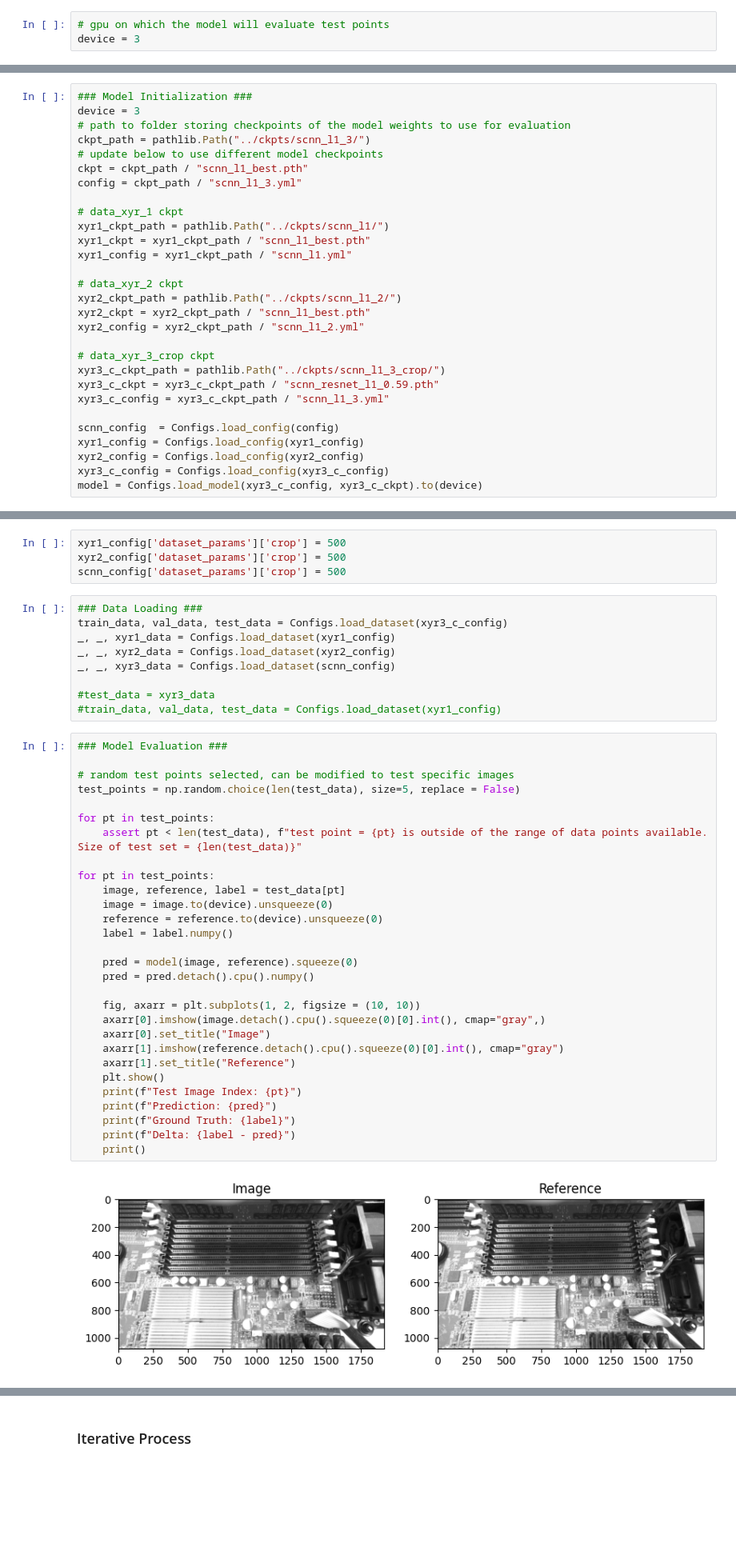
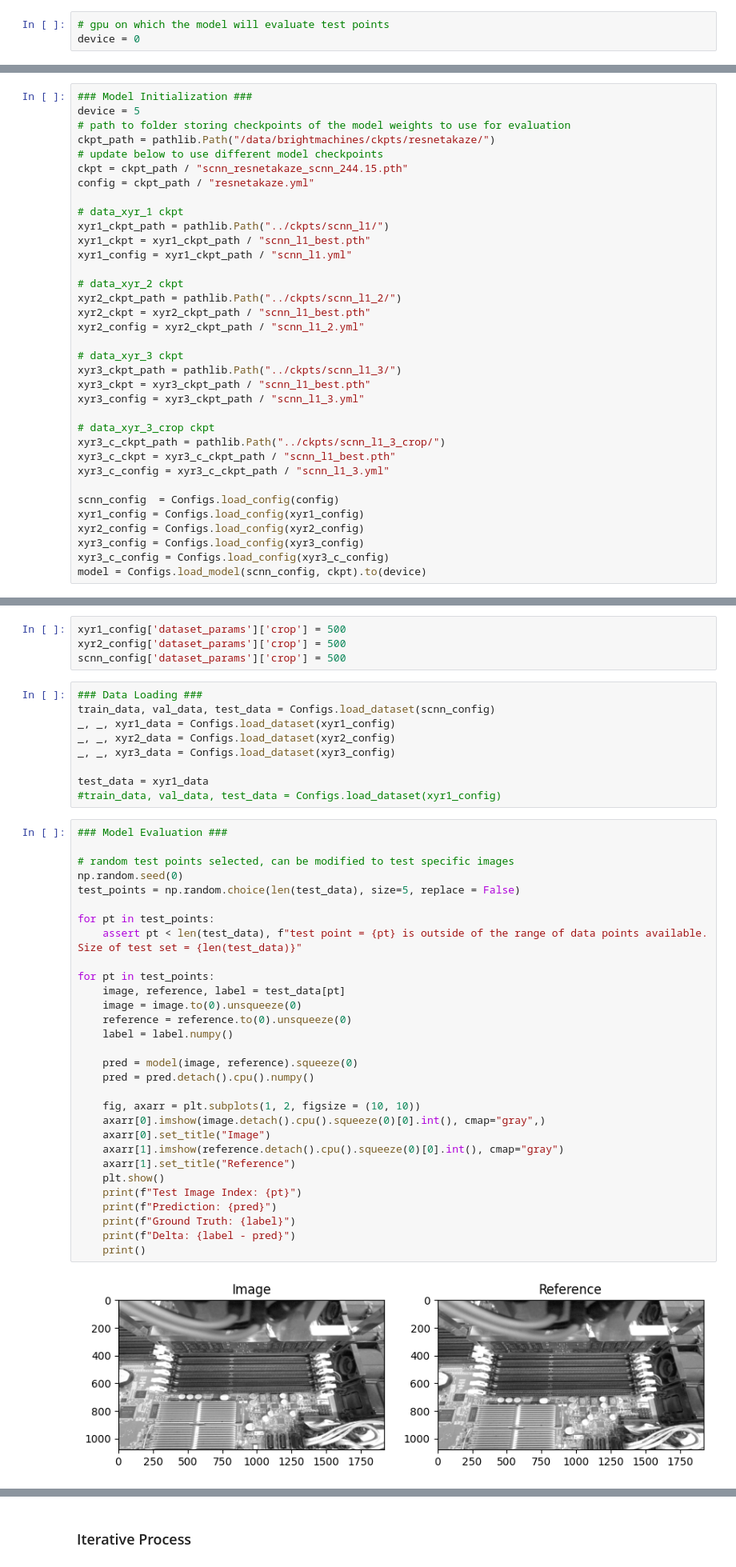
Before and after one commit to tejasprabhune/mlab-brightmachines, a Jupyter notebook: pick_place/notebooks/demo.ipynb, the cells around one changed output, grey strips where cells are left out. Shown at 80% size. Cells and saved outputs as stored; diff of their text form; blank space fills up the shorter version.

```diff
--- a/pick_place/notebooks/demo.ipynb
+++ b/pick_place/notebooks/demo.ipynb
@@ -24,6 +21,6 @@ The autoreload extension is already loaded. To reload it, use:
 # %%
 # gpu on which the model will evaluate test points
-device = 3
+device = 0
 # %% [markdown]
 ### ResNet18 Evaluation
 # %%
@@ -117,12 +114,12 @@ AttributeError: 'torch.device' object has no attribute 'lower'
 ### SiameseCNN Evaluation
 # %%
 ### Model Initialization ###
-device = 3
+device = 5
 # path to folder storing checkpoints of the model weights to use for evaluation
-ckpt_path = pathlib.Path("../ckpts/scnn_l1_3/")
+ckpt_path = pathlib.Path("/data/brightmachines/ckpts/resnetakaze/")
 # update below to use different model checkpoints
-ckpt = ckpt_path / "scnn_l1_best.pth"
-config = ckpt_path / "scnn_l1_3.yml"
+ckpt = ckpt_path / "scnn_resnetakaze_scnn_244.15.pth"
+config = ckpt_path / "resnetakaze.yml"
 
 # data_xyr_1 ckpt
 xyr1_ckpt_path = pathlib.Path("../ckpts/scnn_l1/")
@@ -134,13 +131,19 @@ xyr2_ckpt_path = pathlib.Path("../ckpts/scnn_l1_2/")
 xyr2_ckpt = xyr2_ckpt_path / "scnn_l1_best.pth"
 xyr2_config = xyr2_ckpt_path / "scnn_l1_2.yml"
 
+# data_xyr_3 ckpt
+xyr3_ckpt_path = pathlib.Path("../ckpts/scnn_l1_3/")
+xyr3_ckpt = xyr3_ckpt_path / "scnn_l1_best.pth"
+xyr3_config = xyr3_ckpt_path / "scnn_l1_3.yml"
+
 # data_xyr_3_crop ckpt
 xyr3_c_ckpt_path = pathlib.Path("../ckpts/scnn_l1_3_crop/")
-xyr3_c_ckpt = xyr3_c_ckpt_path / "scnn_resnet_l1_0.59.pth"
+xyr3_c_ckpt = xyr3_c_ckpt_path / "scnn_l1_best.pth"
 xyr3_c_config = xyr3_c_ckpt_path / "scnn_l1_3.yml"
 
 scnn_config  = Configs.load_config(config)
 xyr1_config = Configs.load_config(xyr1_config)
 xyr2_config = Configs.load_config(xyr2_config)
+xyr3_config = Configs.load_config(xyr3_config)
 xyr3_c_config = Configs.load_config(xyr3_c_config)
-model = Configs.load_model(xyr3_c_config, xyr3_c_ckpt).to(device)
+model = Configs.load_model(scnn_config, ckpt).to(device)
@@ -150,41 +157,42 @@ xyr2_config['dataset_params']['crop'] = 500
 scnn_config['dataset_params']['crop'] = 500
 # %%
 ### Data Loading ###
-train_data, val_data, test_data = Configs.load_dataset(xyr3_c_config)
+train_data, val_data, test_data = Configs.load_dataset(scnn_config)
 _, _, xyr1_data = Configs.load_dataset(xyr1_config)
 _, _, xyr2_data = Configs.load_dataset(xyr2_config)
-_, _, xyr3_data = Configs.load_dataset(scnn_config)
+_, _, xyr3_data = Configs.load_dataset(xyr3_config)
 
-#test_data = xyr3_data
+test_data = xyr1_data
 #train_data, val_data, test_data = Configs.load_dataset(xyr1_config)
 # %%
 ### Model Evaluation ###
 
 # random test points selected, can be modified to test specific images
+np.random.seed(0)
 test_points = np.random.choice(len(test_data), size=5, replace = False)
 
 for pt in test_points:
     assert pt < len(test_data), f"test point = {pt} is outside of the range of data points available. Size of test set = {len(test_data)}"
 
 for pt in test_points:
     image, reference, label = test_data[pt]
-    image = image.to(device).unsqueeze(0)
-    reference = reference.to(device).unsqueeze(0)
+    image = image.to(0).unsqueeze(0)
+    reference = reference.to(0).unsqueeze(0)
     label = label.numpy()
 
     pred = model(image, reference).squeeze(0)
     pred = pred.detach().cpu().numpy()
 
     fig, axarr = plt.subplots(1, 2, figsize = (10, 10))
     axarr[0].imshow(image.detach().cpu().squeeze(0)[0].int(), cmap="gray",)
     axarr[0].set_title("Image")
     axarr[1].imshow(reference.detach().cpu().squeeze(0)[0].int(), cmap="gray")
     axarr[1].set_title("Reference")
     plt.show()
     print(f"Test Image Index: {pt}")
     print(f"Prediction: {pred}")
     print(f"Ground Truth: {label}")
     print(f"Delta: {label - pred}")
     print()
 # %% [output]
-[figure, old version]
+[figure, new version]
```
Also changed, not shown: parts of 15 cells of this notebook, 3 other files.
